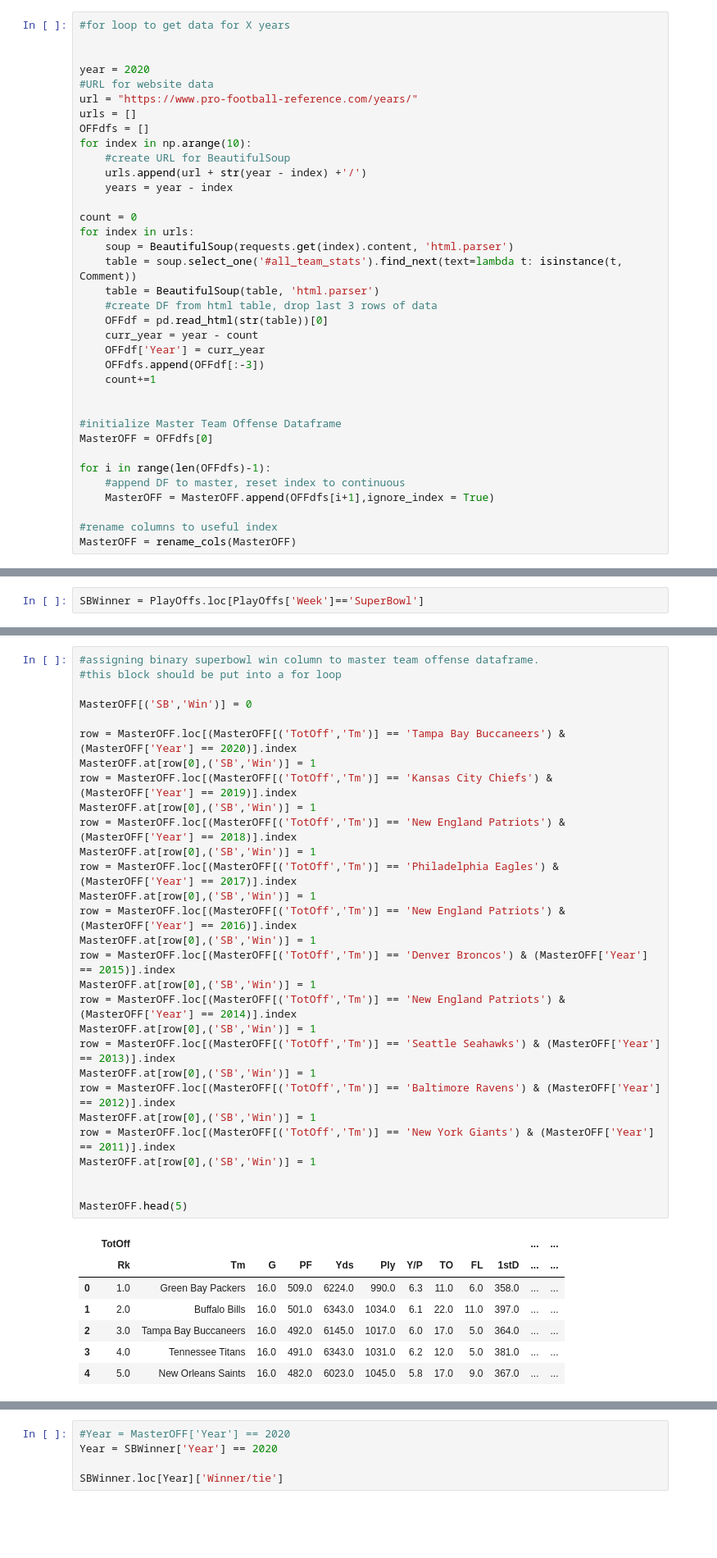
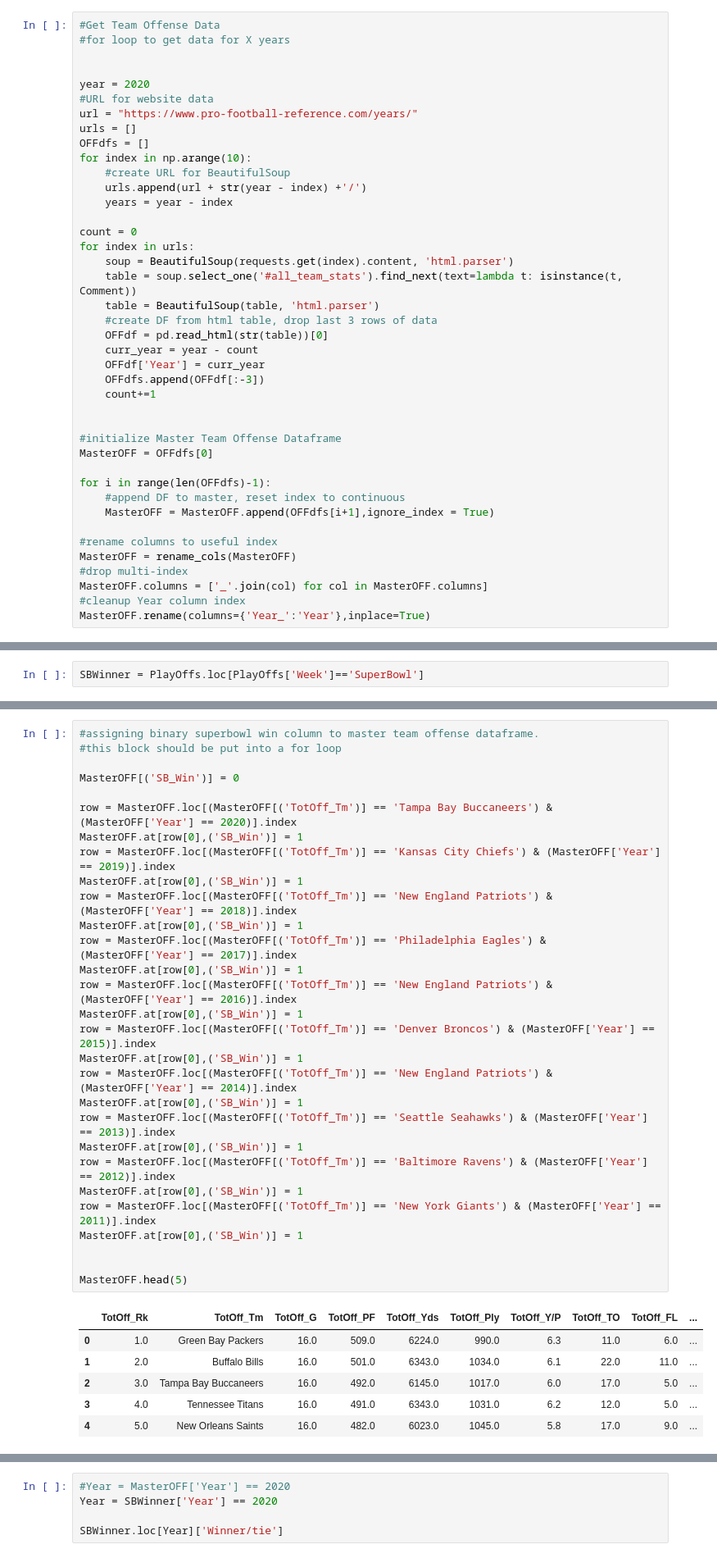
Before and after one commit to scottstack19/SB55-projection, a Jupyter notebook: code_initial.ipynb, the cells around one changed output, grey strips where cells are left out. Shown at 82% size. Saved outputs shown, nothing was run; the diff lists cells and outputs as text; blank space fills up the shorter version.

```diff
--- a/code_initial.ipynb
+++ b/code_initial.ipynb
@@ -38,4 +59,5 @@ def rename_cols(df):
 # %%
+#Get Team Offense Data
 #for loop to get data for X years
 
 
@@ -71,3 +93,7 @@ for i in range(len(OFFdfs)-1):
 
 #rename columns to useful index
 MasterOFF = rename_cols(MasterOFF)
+#drop multi-index
+MasterOFF.columns = ['_'.join(col) for col in MasterOFF.columns]
+#cleanup Year column index
+MasterOFF.rename(columns={'Year_':'Year'},inplace=True)
@@ -380,40 +363,39 @@ SBWinner
 # %%
 #assigning binary superbowl win column to master team offense dataframe.
 #this block should be put into a for loop
 
-MasterOFF[('SB','Win')] = 0
+MasterOFF[('SB_Win')] = 0
 
-row = MasterOFF.loc[(MasterOFF[('TotOff','Tm')] == 'Tampa Bay Buccaneers') & (MasterOFF['Year'] == 2020)].index
-MasterOFF.at[row[0],('SB','Win')] = 1
-row = MasterOFF.loc[(MasterOFF[('TotOff','Tm')] == 'Kansas City Chiefs') & (MasterOFF['Year'] == 2019)].index
-MasterOFF.at[row[0],('SB','Win')] = 1
-row = MasterOFF.loc[(MasterOFF[('TotOff','Tm')] == 'New England Patriots') & (MasterOFF['Year'] == 2018)].index
-MasterOFF.at[row[0],('SB','Win')] = 1
-row = MasterOFF.loc[(MasterOFF[('TotOff','Tm')] == 'Philadelphia Eagles') & (MasterOFF['Year'] == 2017)].index
-MasterOFF.at[row[0],('SB','Win')] = 1
-row = MasterOFF.loc[(MasterOFF[('TotOff','Tm')] == 'New England Patriots') & (MasterOFF['Year'] == 2016)].index
-MasterOFF.at[row[0],('SB','Win')] = 1
-row = MasterOFF.loc[(MasterOFF[('TotOff','Tm')] == 'Denver Broncos') & (MasterOFF['Year'] == 2015)].index
-MasterOFF.at[row[0],('SB','Win')] = 1
-row = MasterOFF.loc[(MasterOFF[('TotOff','Tm')] == 'New England Patriots') & (MasterOFF['Year'] == 2014)].index
-MasterOFF.at[row[0],('SB','Win')] = 1
-row = MasterOFF.loc[(MasterOFF[('TotOff','Tm')] == 'Seattle Seahawks') & (MasterOFF['Year'] == 2013)].index
-MasterOFF.at[row[0],('SB','Win')] = 1
-row = MasterOFF.loc[(MasterOFF[('TotOff','Tm')] == 'Baltimore Ravens') & (MasterOFF['Year'] == 2012)].index
-MasterOFF.at[row[0],('SB','Win')] = 1
-row = MasterOFF.loc[(MasterOFF[('TotOff','Tm')] == 'New York Giants') & (MasterOFF['Year'] == 2011)].index
-MasterOFF.at[row[0],('SB','Win')] = 1
+row = MasterOFF.loc[(MasterOFF[('TotOff_Tm')] == 'Tampa Bay Buccaneers') & (MasterOFF['Year'] == 2020)].index
+MasterOFF.at[row[0],('SB_Win')] = 1
+row = MasterOFF.loc[(MasterOFF[('TotOff_Tm')] == 'Kansas City Chiefs') & (MasterOFF['Year'] == 2019)].index
+MasterOFF.at[row[0],('SB_Win')] = 1
+row = MasterOFF.loc[(MasterOFF[('TotOff_Tm')] == 'New England Patriots') & (MasterOFF['Year'] == 2018)].index
+MasterOFF.at[row[0],('SB_Win')] = 1
+row = MasterOFF.loc[(MasterOFF[('TotOff_Tm')] == 'Philadelphia Eagles') & (MasterOFF['Year'] == 2017)].index
+MasterOFF.at[row[0],('SB_Win')] = 1
+row = MasterOFF.loc[(MasterOFF[('TotOff_Tm')] == 'New England Patriots') & (MasterOFF['Year'] == 2016)].index
+MasterOFF.at[row[0],('SB_Win')] = 1
+row = MasterOFF.loc[(MasterOFF[('TotOff_Tm')] == 'Denver Broncos') & (MasterOFF['Year'] == 2015)].index
+MasterOFF.at[row[0],('SB_Win')] = 1
+row = MasterOFF.loc[(MasterOFF[('TotOff_Tm')] == 'New England Patriots') & (MasterOFF['Year'] == 2014)].index
+MasterOFF.at[row[0],('SB_Win')] = 1
+row = MasterOFF.loc[(MasterOFF[('TotOff_Tm')] == 'Seattle Seahawks') & (MasterOFF['Year'] == 2013)].index
+MasterOFF.at[row[0],('SB_Win')] = 1
+row = MasterOFF.loc[(MasterOFF[('TotOff_Tm')] == 'Baltimore Ravens') & (MasterOFF['Year'] == 2012)].index
+MasterOFF.at[row[0],('SB_Win')] = 1
+row = MasterOFF.loc[(MasterOFF[('TotOff_Tm')] == 'New York Giants') & (MasterOFF['Year'] == 2011)].index
+MasterOFF.at[row[0],('SB_Win')] = 1
 
 
 MasterOFF.head(5)
 # %% [output]
-|  | TotOff |  |  |  |  |  |  |  |  |  | ... | ... |
-|  | Rk | Tm | G | PF | Yds | Ply | Y/P | TO | FL | 1stD | ... | ... |
-| 0 | 1.0 | Green Bay Packers | 16.0 | 509.0 | 6224.0 | 990.0 | 6.3 | 11.0 | 6.0 | 358.0 | ... | ... |
-| 1 | 2.0 | Buffalo Bills | 16.0 | 501.0 | 6343.0 | 1034.0 | 6.1 | 22.0 | 11.0 | 397.0 | ... | ... |
-| 2 | 3.0 | Tampa Bay Buccaneers | 16.0 | 492.0 | 6145.0 | 1017.0 | 6.0 | 17.0 | 5.0 | 364.0 | ... | ... |
-| 3 | 4.0 | Tennessee Titans | 16.0 | 491.0 | 6343.0 | 1031.0 | 6.2 | 12.0 | 5.0 | 381.0 | ... | ... |
-| 4 | 5.0 | New Orleans Saints | 16.0 | 482.0 | 6023.0 | 1045.0 | 5.8 | 17.0 | 9.0 | 367.0 | ... | ... |
+|  | TotOff_Rk | TotOff_Tm | TotOff_G | TotOff_PF | TotOff_Yds | TotOff_Ply | TotOff_Y/P | TotOff_TO | TotOff_FL | ... |
+| 0 | 1.0 | Green Bay Packers | 16.0 | 509.0 | 6224.0 | 990.0 | 6.3 | 11.0 | 6.0 | ... |
+| 1 | 2.0 | Buffalo Bills | 16.0 | 501.0 | 6343.0 | 1034.0 | 6.1 | 22.0 | 11.0 | ... |
+| 2 | 3.0 | Tampa Bay Buccaneers | 16.0 | 492.0 | 6145.0 | 1017.0 | 6.0 | 17.0 | 5.0 | ... |
+| 3 | 4.0 | Tennessee Titans | 16.0 | 491.0 | 6343.0 | 1031.0 | 6.2 | 12.0 | 5.0 | ... |
+| 4 | 5.0 | New Orleans Saints | 16.0 | 482.0 | 6023.0 | 1045.0 | 5.8 | 17.0 | 9.0 | ... |
 5 rows × 30 columns
 # %%
 #Year = MasterOFF['Year'] == 2020
```
Also changed, not shown: parts of 19 cells of this notebook.
